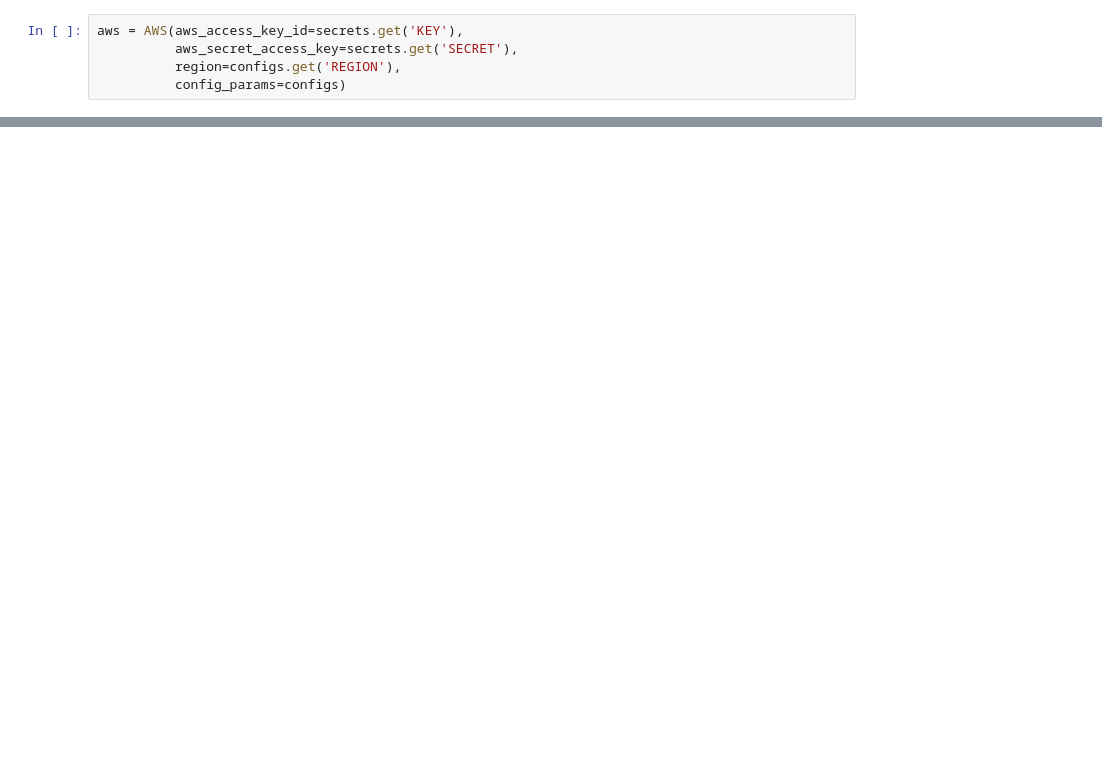
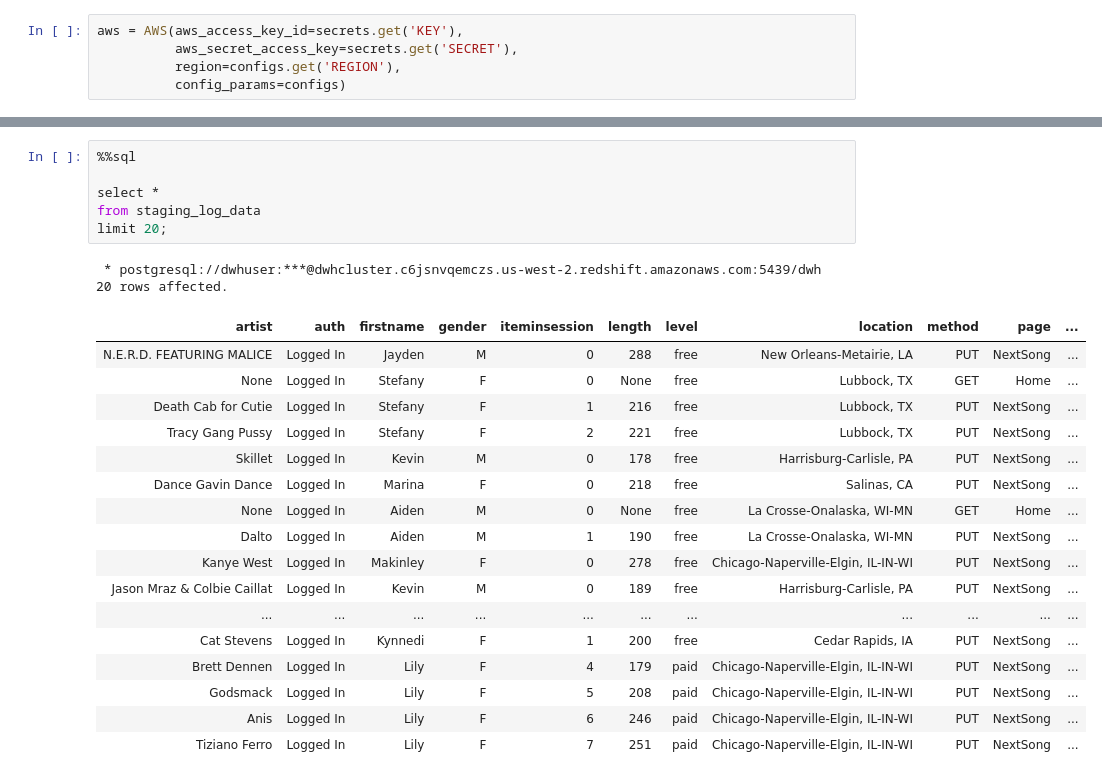
Before and after one commit to davidkuda/aws_dwh, a Jupyter notebook: notebooks/Sample_Loads.ipynb, the cells around one changed output, grey strips where cells are left out. Cells and saved outputs as stored; diff of their text form; blank space fills up the shorter version.

```diff
--- a/notebooks/Sample_Loads.ipynb
+++ b/notebooks/Sample_Loads.ipynb
@@ -94,0 +142,26 @@ REGION 'us-west-2';
+# %%
+%%sql
+
+select *
+from staging_log_data
+limit 20;
+# %% [output]
+ * postgresql://dwhuser:***@dwhcluster.c6jsnvqemczs.us-west-2.redshift.amazonaws.com:5439/dwh
+20 rows affected.
+| artist | auth | firstname | gender | iteminsession | length | level | location | method | page | ... |
+| N.E.R.D. FEATURING MALICE | Logged In | Jayden | M | 0 | 288 | free | New Orleans-Metairie, LA | PUT | NextSong | ... |
+| None | Logged In | Stefany | F | 0 | None | free | Lubbock, TX | GET | Home | ... |
+| Death Cab for Cutie | Logged In | Stefany | F | 1 | 216 | free | Lubbock, TX | PUT | NextSong | ... |
+| Tracy Gang Pussy | Logged In | Stefany | F | 2 | 221 | free | Lubbock, TX | PUT | NextSong | ... |
+| Skillet | Logged In | Kevin | M | 0 | 178 | free | Harrisburg-Carlisle, PA | PUT | NextSong | ... |
+| Dance Gavin Dance | Logged In | Marina | F | 0 | 218 | free | Salinas, CA | PUT | NextSong | ... |
+| None | Logged In | Aiden | M | 0 | None | free | La Crosse-Onalaska, WI-MN | GET | Home | ... |
+| Dalto | Logged In | Aiden | M | 1 | 190 | free | La Crosse-Onalaska, WI-MN | PUT | NextSong | ... |
+| Kanye West | Logged In | Makinley | F | 0 | 278 | free | Chicago-Naperville-Elgin, IL-IN-WI | PUT | NextSong | ... |
+| Jason Mraz & Colbie Caillat | Logged In | Kevin | M | 0 | 189 | free | Harrisburg-Carlisle, PA | PUT | NextSong | ... |
+| ... | ... | ... | ... | ... | ... | ... | ... | ... | ... | ... |
+| Cat Stevens | Logged In | Kynnedi | F | 1 | 200 | free | Cedar Rapids, IA | PUT | NextSong | ... |
+| Brett Dennen | Logged In | Lily | F | 4 | 179 | paid | Chicago-Naperville-Elgin, IL-IN-WI | PUT | NextSong | ... |
+| Godsmack | Logged In | Lily | F | 5 | 208 | paid | Chicago-Naperville-Elgin, IL-IN-WI | PUT | NextSong | ... |
+| Anis | Logged In | Lily | F | 6 | 246 | paid | Chicago-Naperville-Elgin, IL-IN-WI | PUT | NextSong | ... |
+| Tiziano Ferro | Logged In | Lily | F | 7 | 251 | paid | Chicago-Naperville-Elgin, IL-IN-WI | PUT | NextSong | ... |
```
Also changed, not shown: parts of 24 cells of this notebook.
